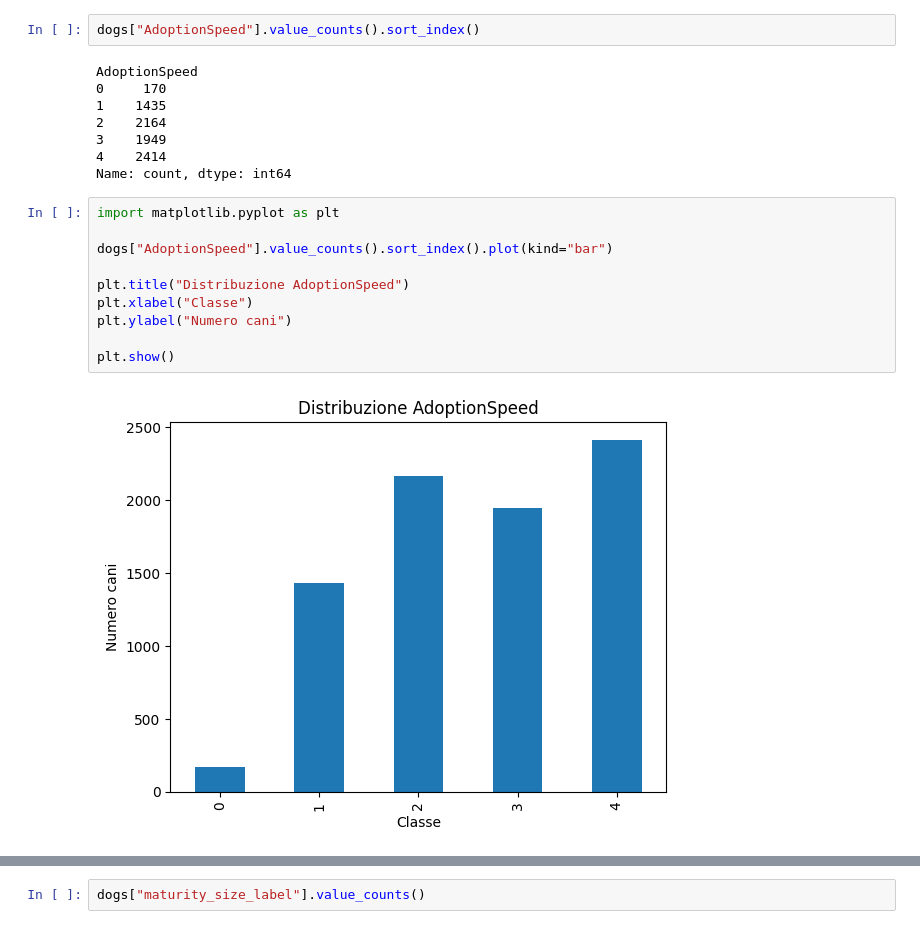
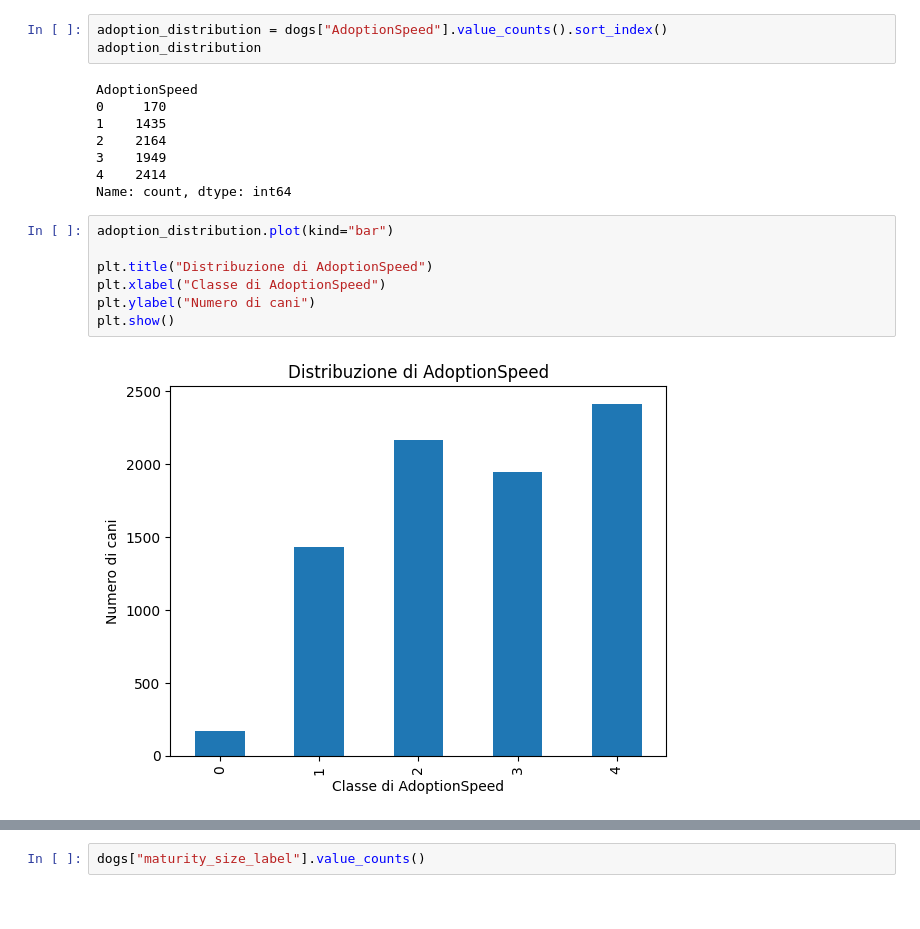
Before and after one commit to SofiaMusa/ai-dog-adoption-project, a Jupyter notebook: notebooks/01_eda.ipynb, the cells around one changed output, grey strips where cells are left out. Cells and saved outputs as stored; diff of their text form.

```diff
--- a/notebooks/01_eda.ipynb
+++ b/notebooks/01_eda.ipynb
@@ -77,5 +110,6 @@ Numero colonne: 24
 # %%
-dogs["AdoptionSpeed"].value_counts().sort_index()
+adoption_distribution = dogs["AdoptionSpeed"].value_counts().sort_index()
+adoption_distribution
 # %% [output]
 AdoptionSpeed
 0     170
@@ -85,14 +119,11 @@ AdoptionSpeed
 4    2414
 Name: count, dtype: int64
 # %%
-import matplotlib.pyplot as plt
+adoption_distribution.plot(kind="bar")
 
-dogs["AdoptionSpeed"].value_counts().sort_index().plot(kind="bar")
-
-plt.title("Distribuzione AdoptionSpeed")
-plt.xlabel("Classe")
-plt.ylabel("Numero cani")
-
+plt.title("Distribuzione di AdoptionSpeed")
+plt.xlabel("Classe di AdoptionSpeed")
+plt.ylabel("Numero di cani")
 plt.show()
 # %% [output]
-[figure, old version]
+[figure, new version]
```
Also changed, not shown: parts of 36 cells of this notebook, 7 other files.
